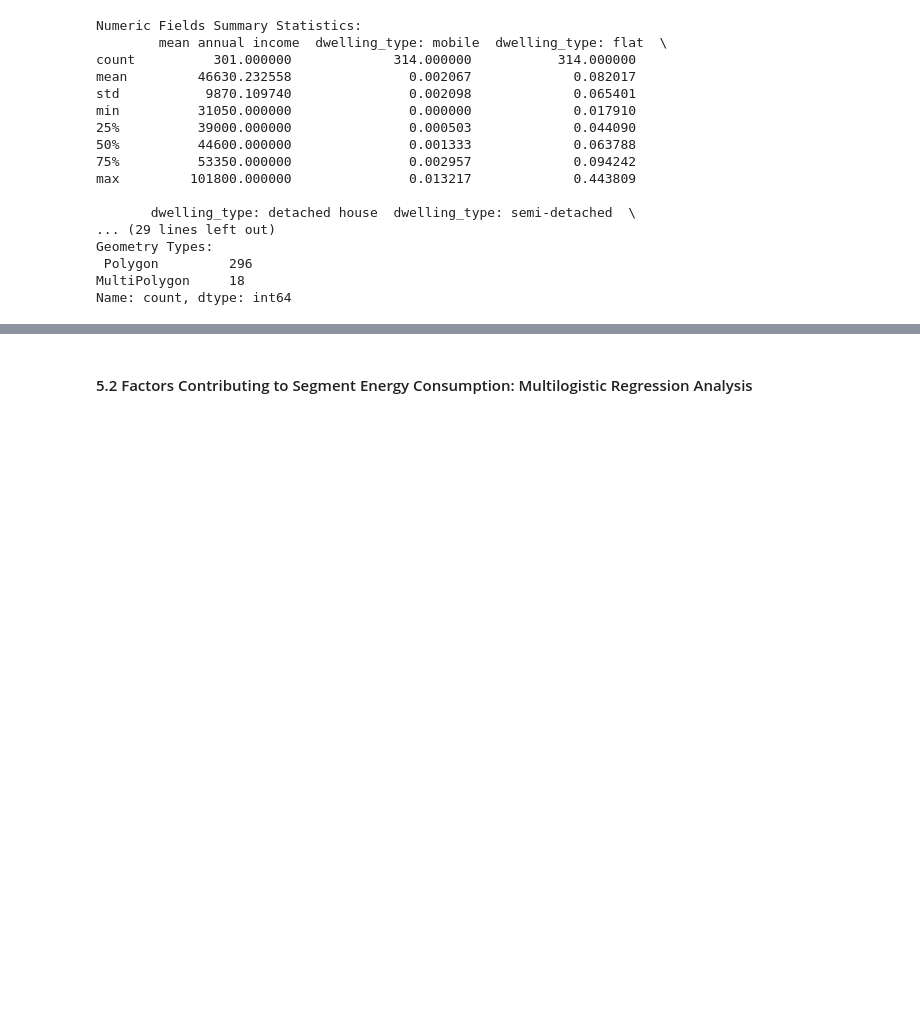
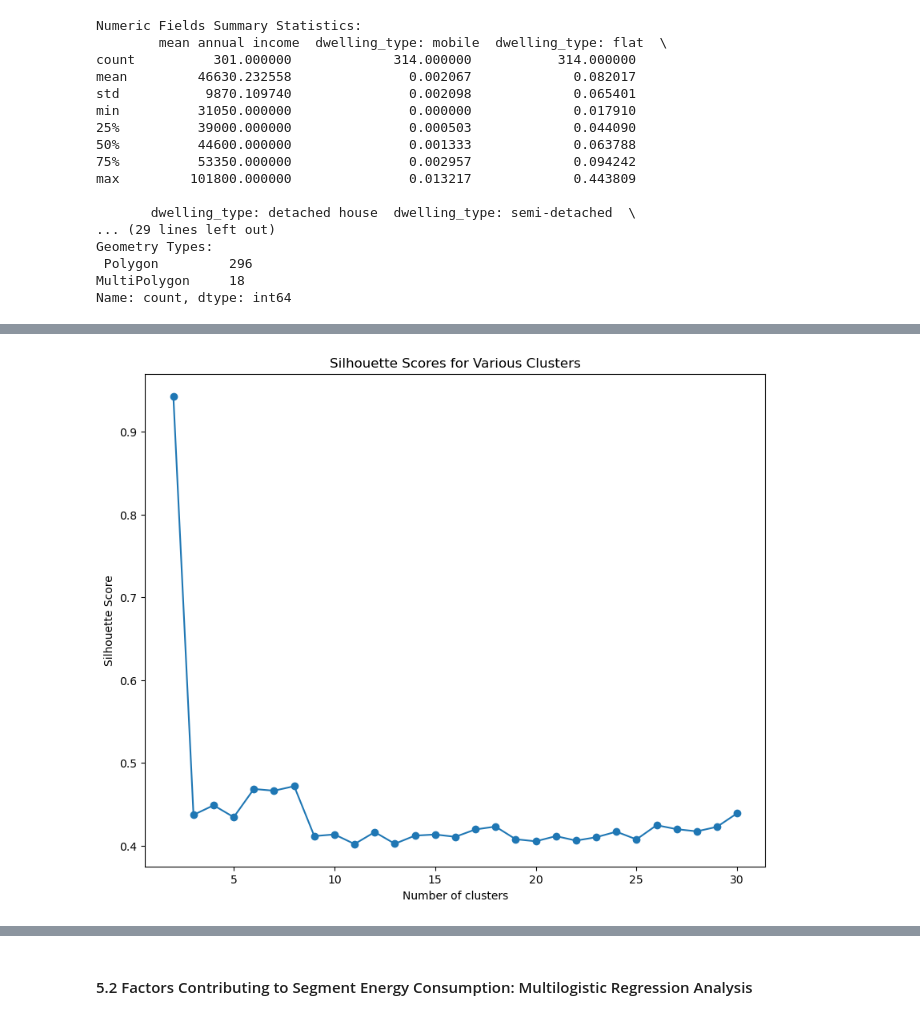
Before and after one commit to NikhilSDesai/SpatialDataScience, a Jupyter notebook: SDS_Analysis/CASA0006_FinalAssignment.ipynb, the cells around one changed output, grey strips where cells are left out. Drawn from its saved outputs; the diff is of its cells as text; code cells hidden in the pictures; blank space fills up the shorter version.

```diff
--- a/SDS_Analysis/CASA0006_FinalAssignment.ipynb
+++ b/SDS_Analysis/CASA0006_FinalAssignment.ipynb
@@ -508,0 +504,18 @@ cluster_summary
+# %%
+# Silhouette scores to evaluate the quality of clusters formed
+silhouette_scores = []
+for i in range(2, 31):  # Cannot compute silhouette score with only one cluster
+    kmeans = KMeans(n_clusters=i, init='k-means++', max_iter=300, n_init=20, random_state=0)
+    labels = kmeans.fit_predict(X_scaled)
+    score = silhouette_score(X_scaled, labels)
+    silhouette_scores.append(score)
+
+# Plotting the Silhouette scores
+plt.figure(figsize=(10, 8))
+plt.plot(range(2, 31), silhouette_scores, marker='o')
+plt.title('Silhouette Scores for Various Clusters')
+plt.xlabel('Number of clusters')
+plt.ylabel('Silhouette Score')
+plt.show()
+# %% [output]
+[figure, added]
```
Also changed, not shown: parts of 33 cells of this notebook, 5 other files.
